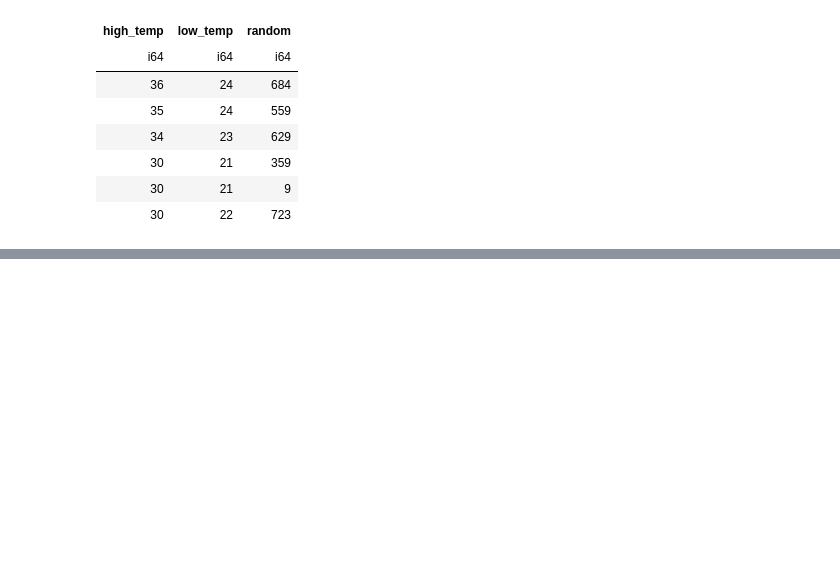
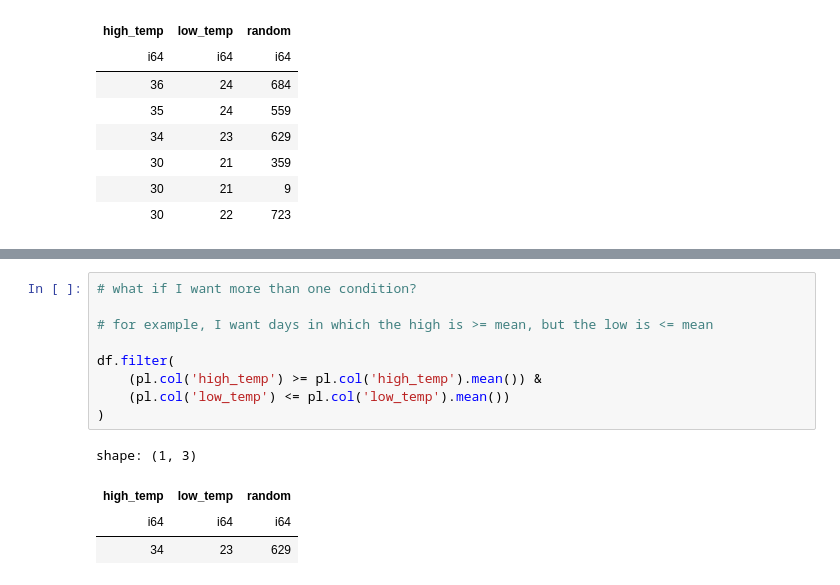
Before and after one commit to opagani/2024-08Aug-25-polars, a Jupyter notebook: LernerPython - 2024-08Aug-25-polars.ipynb, the cells around one changed output, grey strips where cells are left out. Drawn from its saved outputs; the diff is of its cells as text; blank space fills up the shorter version.

```diff
--- a/LernerPython - 2024-08Aug-25-polars.ipynb
+++ b/LernerPython - 2024-08Aug-25-polars.ipynb
@@ -611,0 +619,14 @@ df.filter(    # this puts us into the context of df
+# %%
+# what if I want more than one condition?
+
+# for example, I want days in which the high is >= mean, but the low is <= mean
+
+df.filter(
+    (pl.col('high_temp') >= pl.col('high_temp').mean()) &
+    (pl.col('low_temp') <= pl.col('low_temp').mean())
+)
+# %% [output]
+shape: (1, 3)
+| high_temp | low_temp | random |
+| i64 | i64 | i64 |
+| 34 | 23 | 629 |
```
Also changed, not shown: parts of 1 cell of this notebook.
